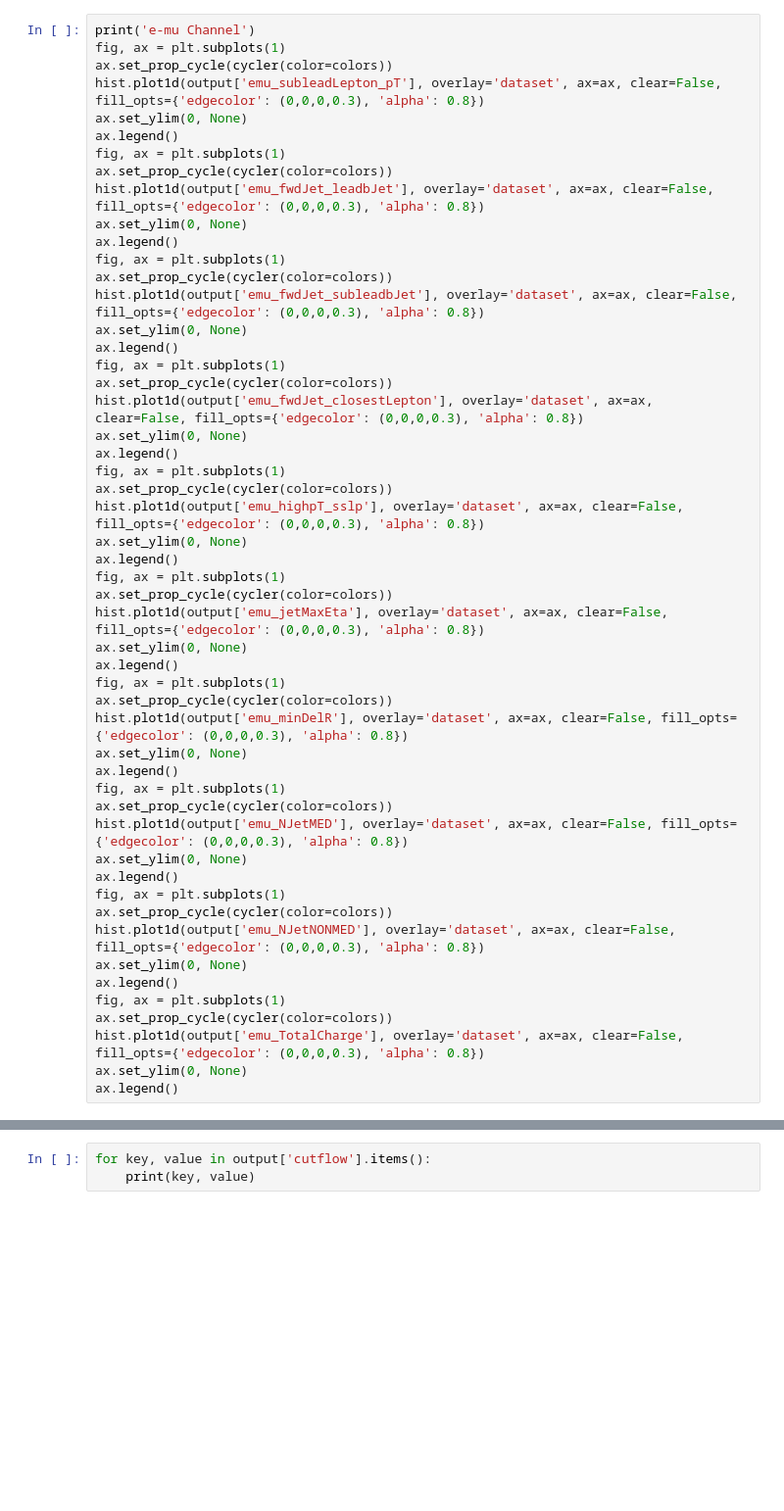
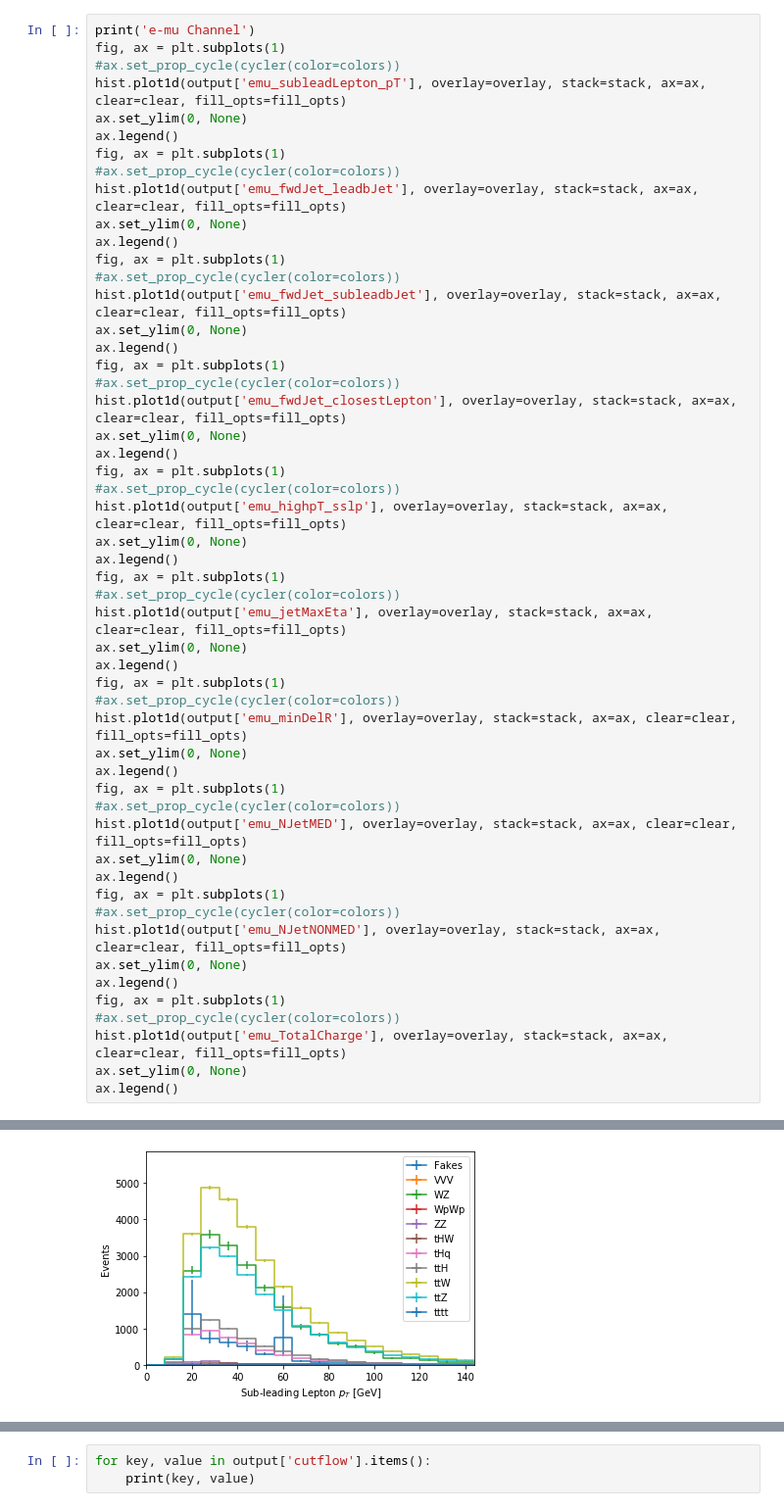
Before and after one commit to mat-adamec/tHq_analysis, a Jupyter notebook: THQ.ipynb, the cells around one changed output, grey strips where cells are left out. Shown at 98% size. Drawn from its saved outputs; the diff is of its cells as text; blank space fills up the shorter version.

```diff
--- a/THQ.ipynb
+++ b/THQ.ipynb
@@ -778,52 +816,53 @@ ax.legend()
 # %%
 print('e-mu Channel')
 fig, ax = plt.subplots(1)
-ax.set_prop_cycle(cycler(color=colors))
-hist.plot1d(output['emu_subleadLepton_pT'], overlay='dataset', ax=ax, clear=False, fill_opts={'edgecolor': (0,0,0,0.3), 'alpha': 0.8})
+#ax.set_prop_cycle(cycler(color=colors))
+hist.plot1d(output['emu_subleadLepton_pT'], overlay=overlay, stack=stack, ax=ax, clear=clear, fill_opts=fill_opts)
 ax.set_ylim(0, None)
 ax.legend()
 fig, ax = plt.subplots(1)
-ax.set_prop_cycle(cycler(color=colors))
-hist.plot1d(output['emu_fwdJet_leadbJet'], overlay='dataset', ax=ax, clear=False, fill_opts={'edgecolor': (0,0,0,0.3), 'alpha': 0.8})
+#ax.set_prop_cycle(cycler(color=colors))
+hist.plot1d(output['emu_fwdJet_leadbJet'], overlay=overlay, stack=stack, ax=ax, clear=clear, fill_opts=fill_opts)
 ax.set_ylim(0, None)
 ax.legend()
 fig, ax = plt.subplots(1)
-ax.set_prop_cycle(cycler(color=colors))
-hist.plot1d(output['emu_fwdJet_subleadbJet'], overlay='dataset', ax=ax, clear=False, fill_opts={'edgecolor': (0,0,0,0.3), 'alpha': 0.8})
+#ax.set_prop_cycle(cycler(color=colors))
+hist.plot1d(output['emu_fwdJet_subleadbJet'], overlay=overlay, stack=stack, ax=ax, clear=clear, fill_opts=fill_opts)
 ax.set_ylim(0, None)
 ax.legend()
 fig, ax = plt.subplots(1)
-ax.set_prop_cycle(cycler(color=colors))
-hist.plot1d(output['emu_fwdJet_closestLepton'], overlay='dataset', ax=ax, clear=False, fill_opts={'edgecolor': (0,0,0,0.3), 'alpha': 0.8})
+#ax.set_prop_cycle(cycler(color=colors))
+hist.plot1d(output['emu_fwdJet_closestLepton'], overlay=overlay, stack=stack, ax=ax, clear=clear, fill_opts=fill_opts)
 ax.set_ylim(0, None)
 ax.legend()
 fig, ax = plt.subplots(1)
-ax.set_prop_cycle(cycler(color=colors))
-hist.plot1d(output['emu_highpT_sslp'], overlay='dataset', ax=ax, clear=False, fill_opts={'edgecolor': (0,0,0,0.3), 'alpha': 0.8})
+#ax.set_prop_cycle(cycler(color=colors))
+hist.plot1d(output['emu_highpT_sslp'], overlay=overlay, stack=stack, ax=ax, clear=clear, fill_opts=fill_opts)
 ax.set_ylim(0, None)
 ax.legend()
 fig, ax = plt.subplots(1)
-ax.set_prop_cycle(cycler(color=colors))
-hist.plot1d(output['emu_jetMaxEta'], overlay='dataset', ax=ax, clear=False, fill_opts={'edgecolor': (0,0,0,0.3), 'alpha': 0.8})
+#ax.set_prop_cycle(cycler(color=colors))
+hist.plot1d(output['emu_jetMaxEta'], overlay=overlay, stack=stack, ax=ax, clear=clear, fill_opts=fill_opts)
 ax.set_ylim(0, None)
 ax.legend()
 fig, ax = plt.subplots(1)
-ax.set_prop_cycle(cycler(color=colors))
-hist.plot1d(output['emu_minDelR'], overlay='dataset', ax=ax, clear=False, fill_opts={'edgecolor': (0,0,0,0.3), 'alpha': 0.8})
+#ax.set_prop_cycle(cycler(color=colors))
+hist.plot1d(output['emu_minDelR'], overlay=overlay, stack=stack, ax=ax, clear=clear, fill_opts=fill_opts)
 ax.set_ylim(0, None)
 ax.legend()
 fig, ax = plt.subplots(1)
-ax.set_prop_cycle(cycler(color=colors))
-hist.plot1d(output['emu_NJetMED'], overlay='dataset', ax=ax, clear=False, fill_opts={'edgecolor': (0,0,0,0.3), 'alpha': 0.8})
+#ax.set_prop_cycle(cycler(color=colors))
+hist.plot1d(output['emu_NJetMED'], overlay=overlay, stack=stack, ax=ax, clear=clear, fill_opts=fill_opts)
 ax.set_ylim(0, None)
 ax.legend()
 fig, ax = plt.subplots(1)
-ax.set_prop_cycle(cycler(color=colors))
-hist.plot1d(output['emu_NJetNONMED'], overlay='dataset', ax=ax, clear=False, fill_opts={'edgecolor': (0,0,0,0.3), 'alpha': 0.8})
+#ax.set_prop_cycle(cycler(color=colors))
+hist.plot1d(output['emu_NJetNONMED'], overlay=overlay, stack=stack, ax=ax, clear=clear, fill_opts=fill_opts)
 ax.set_ylim(0, None)
 ax.legend()
 fig, ax = plt.subplots(1)
-ax.set_prop_cycle(cycler(color=colors))
-hist.plot1d(output['emu_TotalCharge'], overlay='dataset', ax=ax, clear=False, fill_opts={'edgecolor': (0,0,0,0.3), 'alpha': 0.8})
+#ax.set_prop_cycle(cycler(color=colors))
+hist.plot1d(output['emu_TotalCharge'], overlay=overlay, stack=stack, ax=ax, clear=clear, fill_opts=fill_opts)
 ax.set_ylim(0, None)
 ax.legend()
+# %% [output]
@@ -829,0 +871 @@ ax.legend()
+[figure, added]
```
Also changed, not shown: parts of 11 cells of this notebook.
